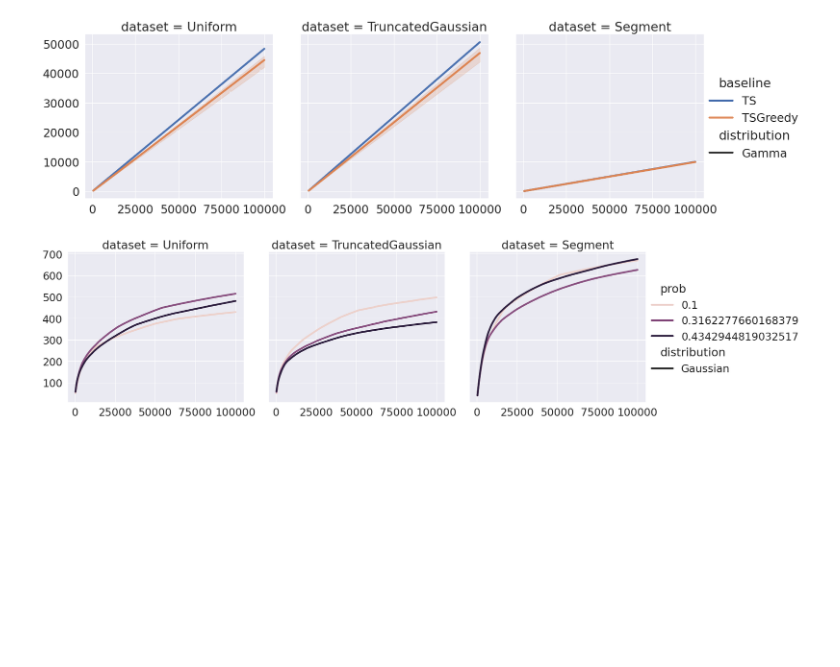
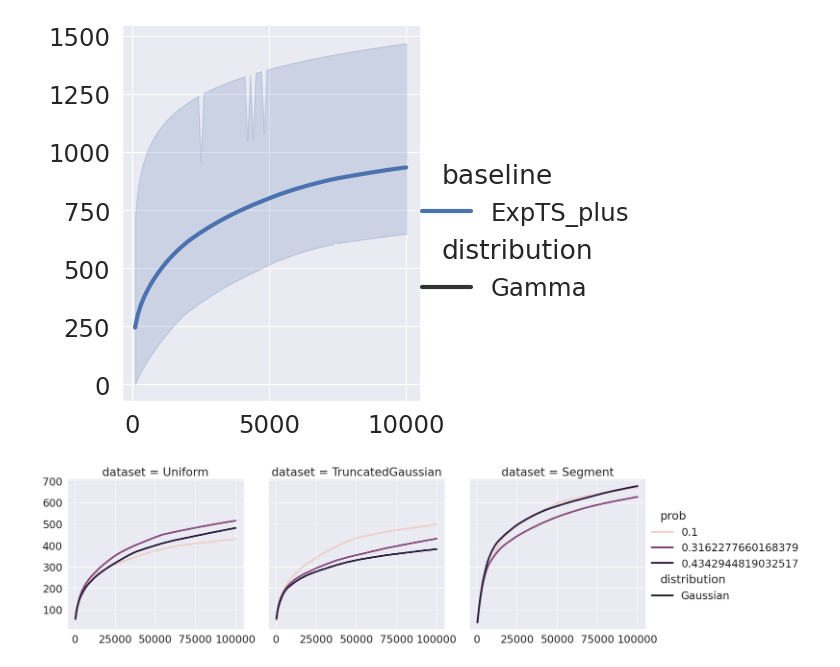
Before and after one commit to xianglinyang/TS, a Jupyter notebook: plot.ipynb, the cells around one changed output. Cells and saved outputs as stored; diff of their text form; code cells hidden in the pictures; blank space fills up the shorter version.

Commit message:
new plot

```diff
--- a/plot.ipynb
+++ b/plot.ipynb
@@ -41,27 +115,27 @@ df.to_excel(eval_path)
 # %%
 # read results
 eval_path = "./results/results.xlsx"
-df = pd.read_excel(eval_path, index_col=0, dtype={"baseline":str, "n":int, "dataset":str, "distribution":str, "prob":float, "t":int, "eval":float})
+df = pd.read_excel(eval_path, index_col=0, dtype={"baseline":str, "n":int, "distribution":str, "prob":float, "t":int, "eval":float})
 # %%
 # "baseline", "n", "dataset", "distribution", "prob", "t", "eval"
 df_eval = df[(df.n==50)&(df.distribution=="Gamma")]
 pal20c = sns.color_palette('tab20c', 20)
 sns.set_theme()
 sns.set_context("paper", font_scale=2, rc={"lines.linewidth": 3})
-fg = sns.relplot(data=df_eval, x="t", y="eval", col="dataset", hue="baseline", style = "distribution", kind="line", legend="full")
+fg = sns.relplot(data=df_eval, x="t", y="eval", hue="baseline", style = "distribution", kind="line", legend="full")
 # fg = sns.lineplot(data=df_eval, x="iter", y="eval", hue="dataset", hue_order=["mnist","fmnist","cifar10"], style="method", style_order=["Random", "DVI", "TimeVis"], legend="full")
 # sns.move_legend(fg, "lower center", bbox_to_anchor=(.5, 1), ncol=2, title=None, frameon=False)
 fg.set(xlabel='', ylabel='')
 
 fg.figure.savefig(
     "./results/n_50.png",
     dpi=300,
     bbox_inches="tight",
     pad_inches=0.0,
     transparent=True,
 )
 # %% [output]
-[figure, old version]
+[figure, new version]
 # %%
 # "baseline", "n", "dataset", "distribution", "prob", "t", "eval"
 df_eval = df[(df.n==10)&(df.baseline=="TSGreedy")&(df.distribution=="Gaussian")]
```
Also changed, not shown: parts of 10 cells of this notebook.
